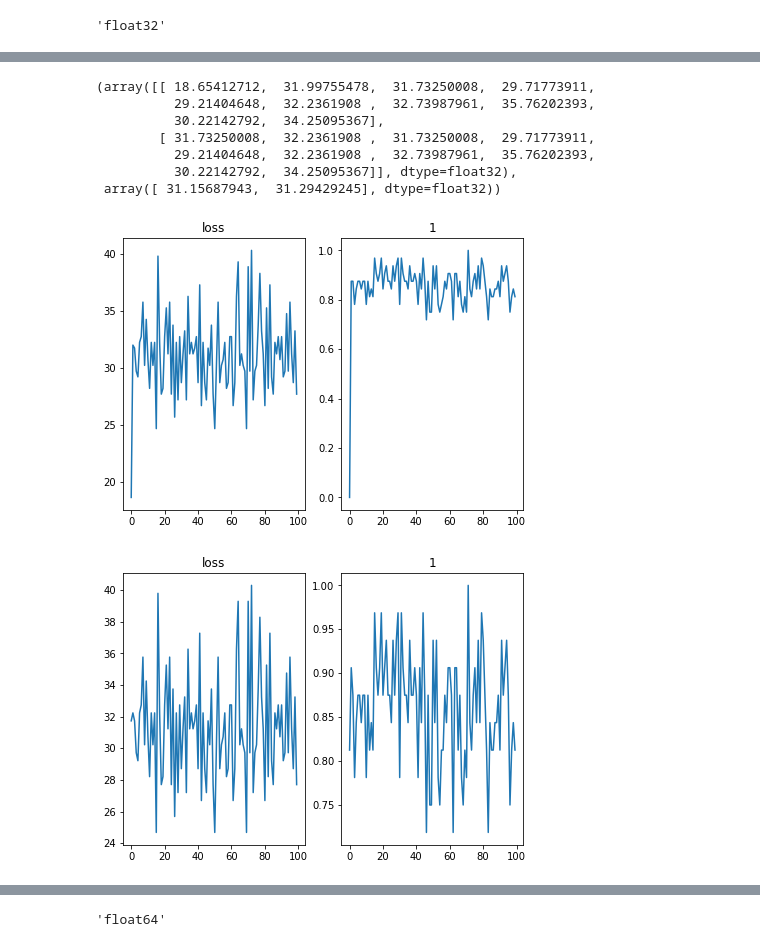
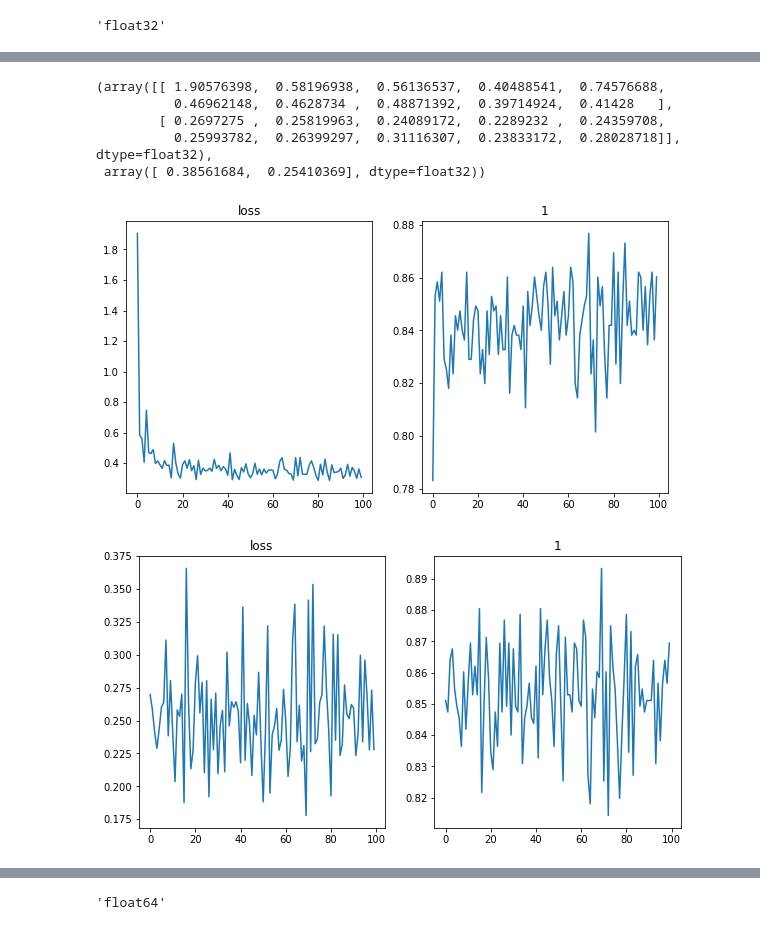
Before and after one commit to SorokinV/Kaggle-2017-04-Brazil-Amazon, a Jupyter notebook: Jupyter-Net/a-basin-V4-VGG0-fit-generator-train-on-batch-loss-function.ipynb, the cells around one changed output, grey strips where cells are left out. Saved outputs shown, nothing was run; the diff lists cells and outputs as text; code cells hidden in the pictures.

Commit message:
Verify bad results. Temporary with results sigmoid-sgd.

```diff
--- a/Jupyter-Net/a-basin-V4-VGG0-fit-generator-train-on-batch-loss-function.ipynb
+++ b/Jupyter-Net/a-basin-V4-VGG0-fit-generator-train-on-batch-loss-function.ipynb
@@ -272,7 +354,8 @@ K.floatx()
 # %% [output]
 'float32'
 # %%
-sizing = (224,224,3)
+#sizing = (224,224,3)
+sizing = (64,64,3)
 input_shape, output_classes, metric = sizing, 17, 'acc'
 print(input_shape,output_classes)
 # %% [output]
@@ -310,8 +393,10 @@ def xModel () :
     initiaze = 'he_normal'
     x = Dense(1024, activation='relu',kernel_initializer=initiaze, name='ffcc1')(x)
     x = Dropout(0.50)(x)
-    predictions = Dense(output_classes, activation='softmax',name='predictions')(x)
-    #predictions = Dense(output_classes, activation='sigmoid',name='predictions')(x)
+    #x = Dense(1024, activation='relu',kernel_initializer=initiaze, name='ffcc2')(x)
+    #x = Dropout(0.50)(x)
+    #predictions = Dense(output_classes, activation='softmax',name='predictions')(x)
+    predictions = Dense(output_classes, activation='sigmoid',name='predictions')(x)
 
     '''
     x = Dense(4096, activation='relu',kernel_initializer=initiaze, name='ffcc1')(x)
@@ -365,13 +443,9 @@ def loss_beta(y_true, y_pred):
 # %%
 sgd  = keras.optimizers.SGD(nesterov=True,momentum=0.9,lr=0.01)
 adam = keras.optimizers.adam(lr=0.01)
-model10.compile(loss='categorical_crossentropy', #'binary_crossentropy', # 'mean_absolute_error'
-              optimizer=adam, #sgd, #"nadam", #sgd, #"adam", #'rmsprop',
+model10.compile(loss='binary_crossentropy', #'categorical_crossentropy', #'binary_crossentropy', # 'mean_absolute_error'
+              optimizer=sgd, # adam, #sgd, #"nadam", #sgd, #"adam", #'rmsprop',
               metrics=['acc']) #['binary_accuracy']) #[fbeta_pred]) #['accuracy',fbeta_pred]) #['accuracy'])
-
-#model10.compile(loss='categorical_crossentropy', #'binary_crossentropy', # 'mean_absolute_error'
-#              optimizer='adam', #sgd, #"nadam", #sgd, #"adam", #'rmsprop',
-#              metrics=['acc',fbeta_pred]) #['binary_accuracy']) #[fbeta_pred]) #['accuracy',fbeta_pred]) #['accuracy'])
 # %%
 step = 4800
 low  = 5000
@@ -458,5 +581,5 @@ model10.optimizer.get_config()
 # %%
 #model10.summary()
 # %%
-res = model1step (100,10,nn=2)
+res = model1step2 (100,10,nn=1)
 # %% [output]
@@ -480,5 +608,5 @@ Epoch 9/10
 # %%
-res[0][9][1],res[1][9][1]
+#res[0][9][1],res[1][9][1]
 len(res[0][0][1])
 xx = []
 for res0 in res :
@@ -487,33 +615,31 @@ for res0 in res :
     xx.append(xr0)
 xx = np.array(xx); xx[:,0:10], xx.mean(axis=1)
 # %% [output]
-(array([[ 18.65412712,  31.99755478,  31.73250008,  29.71773911,
-          29.21404648,  32.2361908 ,  32.73987961,  35.76202393,
-          30.22142792,  34.25095367],
-        [ 31.73250008,  32.2361908 ,  31.73250008,  29.71773911,
-          29.21404648,  32.2361908 ,  32.73987961,  35.76202393,
-          30.22142792,  34.25095367]], dtype=float32),
- array([ 31.15687943,  31.29429245], dtype=float32))
+(array([[ 1.90576398,  0.58196938,  0.56136537,  0.40488541,  0.74576688,
+          0.46962148,  0.4628734 ,  0.48871392,  0.39714924,  0.41428   ],
+        [ 0.2697275 ,  0.25819963,  0.24089172,  0.2289232 ,  0.24359708,
+          0.25993782,  0.26399297,  0.31116307,  0.23833172,  0.28028718]], dtype=float32),
+ array([ 0.38561684,  0.25410369], dtype=float32))
 # %%
 if 0 :
     plt.figure(figsize=(15,5))
     plt.subplot(131);plt.hist(np.array([zz[0] for xxyy,zz in xyzz]),bins=20); plt.title('loss');
     plt.subplot(132);plt.hist(np.array([zz[1] for xxyy,zz in xyzz]),bins=20); plt.title('acc');
     plt.subplot(133);plt.hist(np.array([zz[2] for xxyy,zz in xyzz]),bins=30); plt.title('f2beta');
     plt.show();
 
 for xyzz in res :
         plt.figure(figsize=(15,5))
-        plt.subplot(141);plt.plot(np.array([zz[0] for xxyy,zz in xyzz])); plt.title('loss');
+        plt.subplot(131);plt.plot(np.array([zz[0] for xxyy,zz in xyzz])); plt.title('loss');
         for i in range(1,len(xyzz[0][1])) :
-            plt.subplot(140+i+1);plt.plot(np.array([zz[1] for xxyy,zz in xyzz])); plt.title(str(i));
+            plt.subplot(130+i+1);plt.plot(np.array([zz[1] for xxyy,zz in xyzz])); plt.title(str(i));
         ##plt.subplot(144);plt.scatter(np.array([zz[1] for xxyy,zz in xyzz]),np.array([zz[2] for xxyy,zz in xyzz]));
         ##plt.title('acc-fbeta');
         plt.show()
 plt.close()
 # %% [output]
-[figure, old version]
+[figure, new version]
-[figure, old version]
+[figure, new version]
 # %%
 #!ls -la ../Temp/TempVGG
 # %%
```
Also changed, not shown: parts of 12 cells of this notebook.
